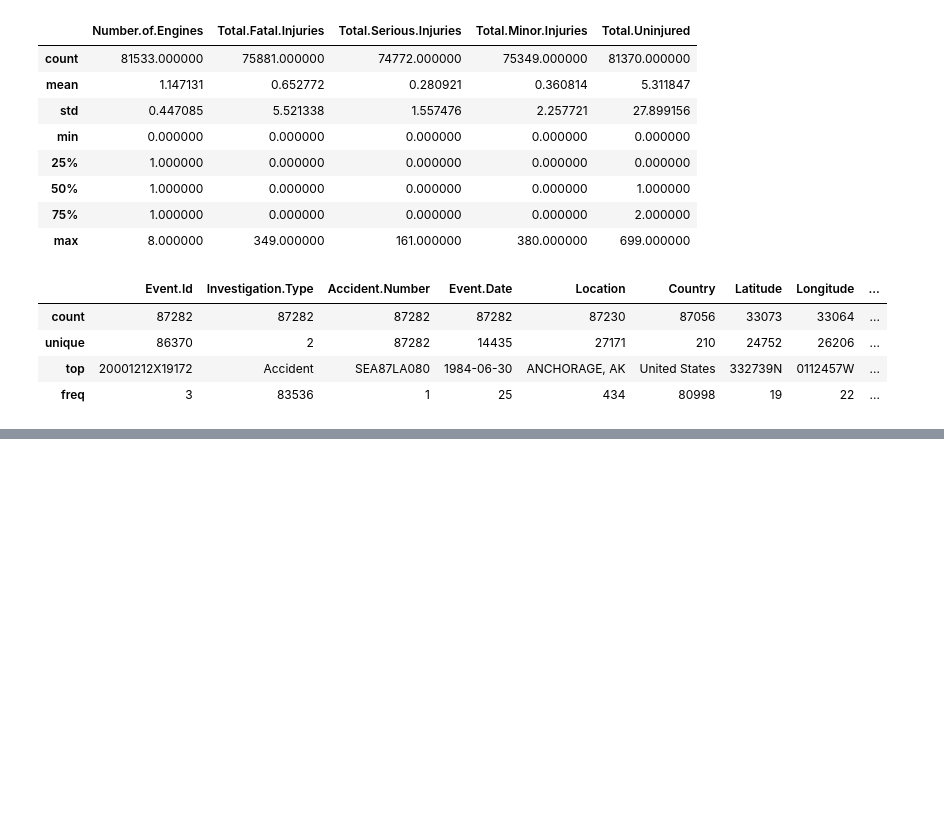
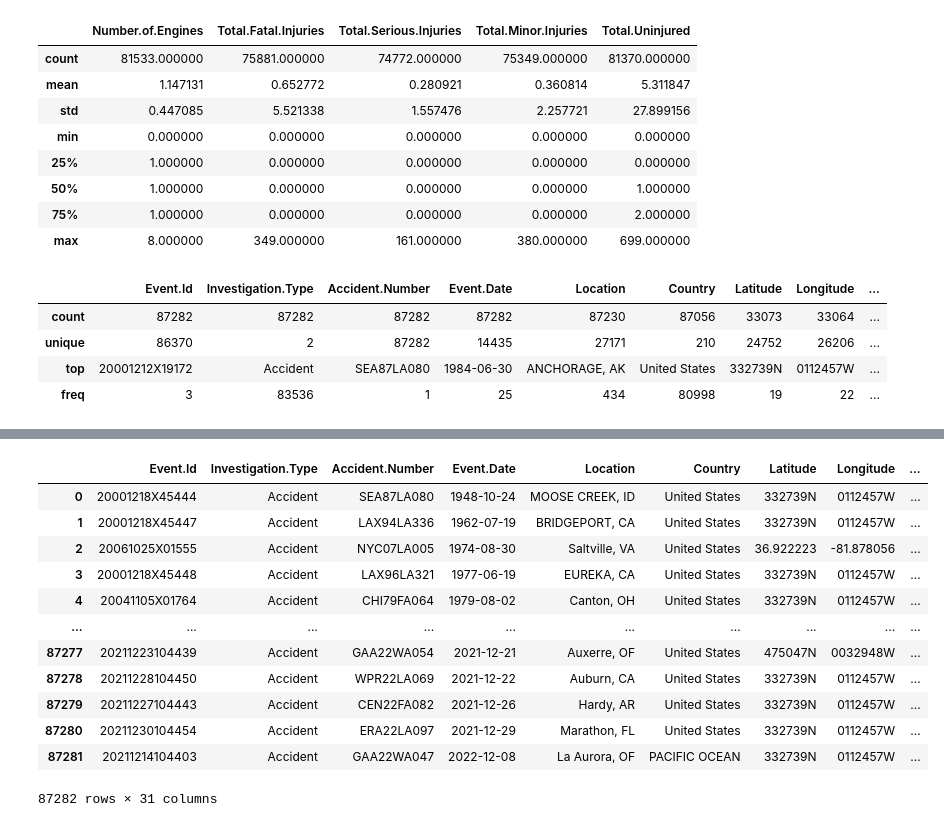
Before and after one commit to thisaraniNJ/Aircraft_Damage_Prediction, a Jupyter notebook: Aircraft_Damage_Prediction.ipynb, the cells around one changed output, grey strips where cells are left out. Drawn from its saved outputs; the diff is of its cells as text; code cells hidden in the pictures; blank space fills up the shorter version.

Commit message:
EDA and the handling missing values

```diff
--- a/Aircraft_Damage_Prediction.ipynb
+++ b/Aircraft_Damage_Prediction.ipynb
@@ -87,0 +183,5 @@ Aviation.describe(include='object', exclude='number')
+# %%
+# Using simple Imputer to fill in the null space with the mode values for categorical data
+from sklearn.impute import SimpleImputer
+Imputer = SimpleImputer(strategy='most_frequent')
+Imputer.fit(Aviation.select_dtypes('object'))
@@ -87,0 +190,2 @@ Aviation.describe(include='object', exclude='number')
+# %%
+DF = pd.DataFrame(Imputer.transform(Aviation.select_dtypes('object')), columns=Aviation.select_dtypes('object').columns)
@@ -87,0 +217,4 @@ Aviation.describe(include='object', exclude='number')
+# %%
+# reating the number of engines with mode
+
+Aviation['Number.of.Engines'].fillna(Aviation['Number.of.Engines'].mode()[0],inplace=True)
@@ -87,0 +233,4 @@ Aviation.describe(include='object', exclude='number')
+# %%
+Imputer_n = SimpleImputer(strategy='mean')
+Imputer_n.fit(Aviation.select_dtypes(np.number))
+DF_1 = pd.DataFrame(Imputer_n.transform(Aviation.select_dtypes(np.number)), columns=Aviation.select_dtypes(np.number).columns)
@@ -87,0 +247,20 @@ Aviation.describe(include='object', exclude='number')
+# %%
+# Concatinating the DF and DF_1
+
+Aviation = pd.concat([DF, DF_1], axis=1)
+
+Aviation
+# %% [output]
+|  | Event.Id | Investigation.Type | Accident.Number | Event.Date | Location | Country | Latitude | Longitude | ... |
+| 0 | 20001218X45444 | Accident | SEA87LA080 | 1948-10-24 | MOOSE CREEK, ID | United States | 332739N | 0112457W | ... |
+| 1 | 20001218X45447 | Accident | LAX94LA336 | 1962-07-19 | BRIDGEPORT, CA | United States | 332739N | 0112457W | ... |
+| 2 | 20061025X01555 | Accident | NYC07LA005 | 1974-08-30 | Saltville, VA | United States | 36.922223 | -81.878056 | ... |
+| 3 | 20001218X45448 | Accident | LAX96LA321 | 1977-06-19 | EUREKA, CA | United States | 332739N | 0112457W | ... |
+| 4 | 20041105X01764 | Accident | CHI79FA064 | 1979-08-02 | Canton, OH | United States | 332739N | 0112457W | ... |
+| ... | ... | ... | ... | ... | ... | ... | ... | ... | ... |
+| 87277 | 20211223104439 | Accident | GAA22WA054 | 2021-12-21 | Auxerre, OF | United States | 475047N | 0032948W | ... |
+| 87278 | 20211228104450 | Accident | WPR22LA069 | 2021-12-22 | Auburn, CA | United States | 332739N | 0112457W | ... |
+| 87279 | 20211227104443 | Accident | CEN22FA082 | 2021-12-26 | Hardy, AR | United States | 332739N | 0112457W | ... |
+| 87280 | 20211230104454 | Accident | ERA22LA097 | 2021-12-29 | Marathon, FL | United States | 332739N | 0112457W | ... |
+| 87281 | 20211214104403 | Accident | GAA22WA047 | 2022-12-08 | La Aurora, OF | PACIFIC OCEAN | 332739N | 0112457W | ... |
+87282 rows × 31 columns
```
Also changed, not shown: parts of 16 cells of this notebook.
